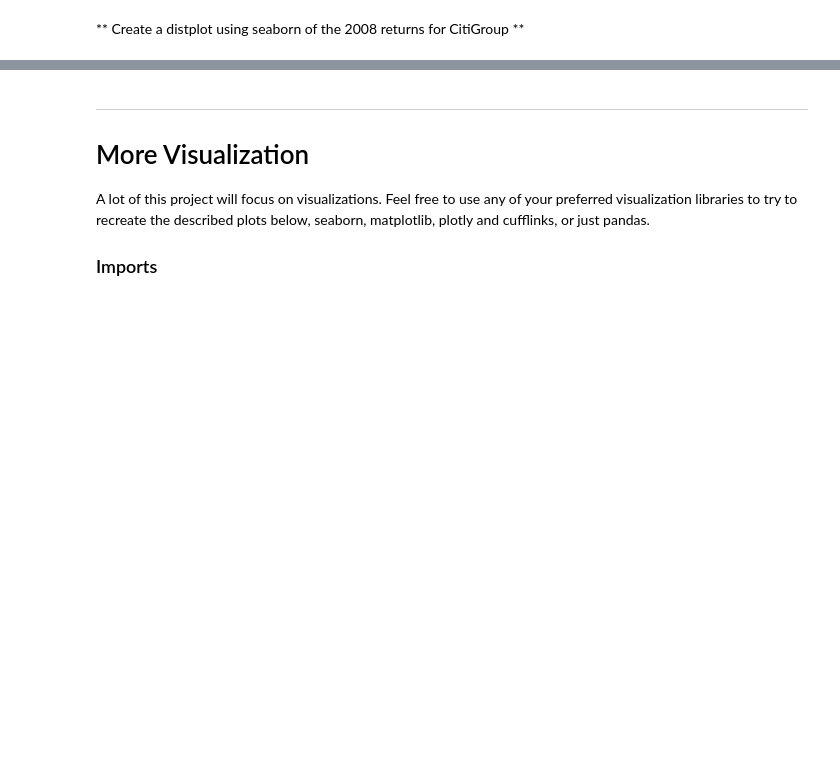
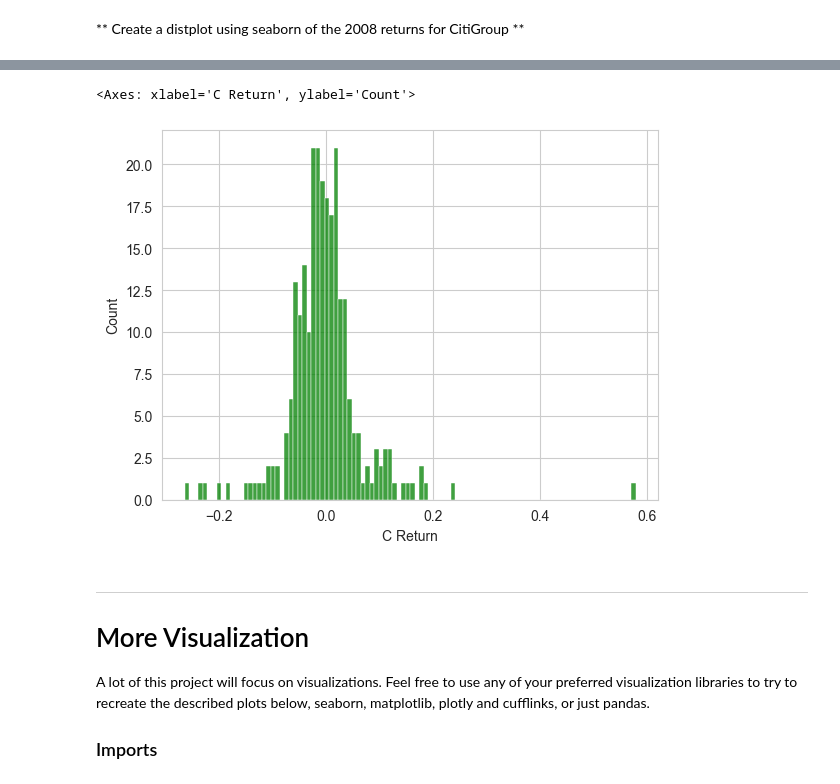
Before and after one commit to thomas-kreuscher/python-data-science, a Jupyter notebook: 10-Data-Capstone-Projects/03-Finance Project.ipynb, the cells around one changed output, grey strips where cells are left out. Cells and saved outputs as stored; diff of their text form; code cells hidden in the pictures; blank space fills up the shorter version.

```diff
--- a/10-Data-Capstone-Projects/03-Finance Project.ipynb
+++ b/10-Data-Capstone-Projects/03-Finance Project.ipynb
@@ -258,3 +248,8 @@ using a non-integer number instead of an integer will result in an error in the
+# %%
+sns.histplot(returns.loc['2008-01-01':'2008-12-31']['C Return'], color='green', bins=100)
+# %% [output]
+<Axes: xlabel='C Return', ylabel='Count'>
+[figure, added]
 # %% [markdown]
 ____
 # More Visualization
```
Also changed, not shown: parts of 40 cells of this notebook, 1 other file.
